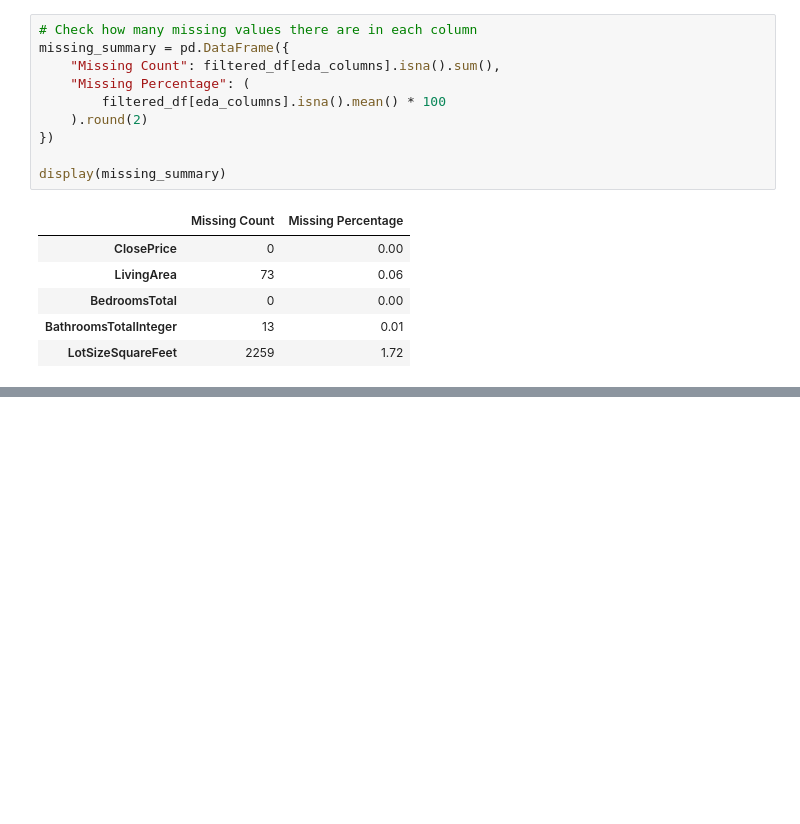
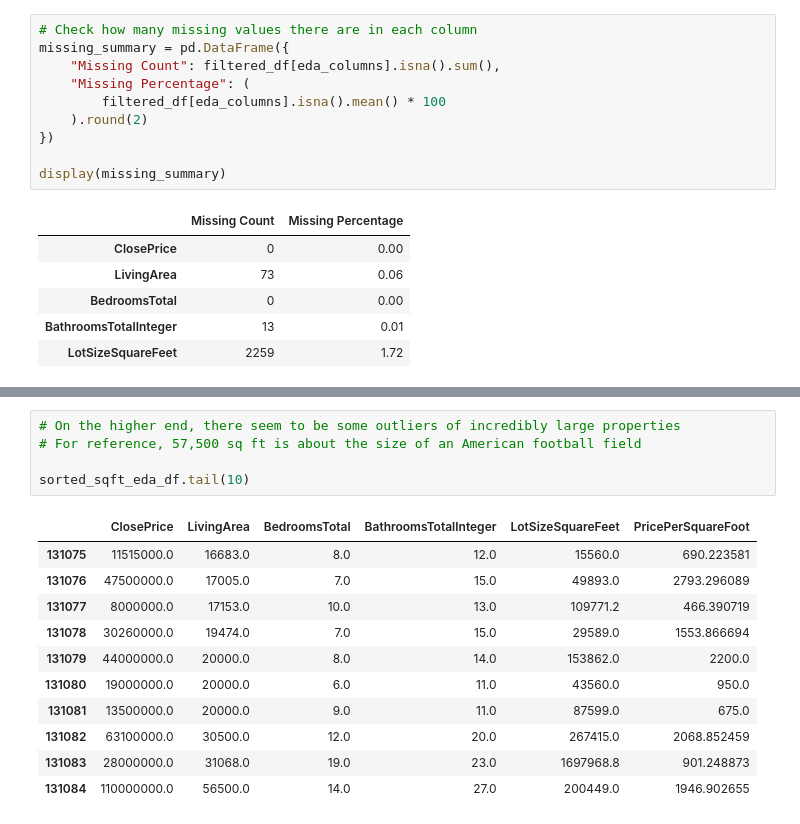
Before and after one commit to watafij1/IDX-Exchange-Data-Science, a Jupyter notebook: notebooks/01_exploration.ipynb, the cells around one changed output, grey strips where cells are left out. Cells and saved outputs as stored; diff of their text form; blank space fills up the shorter version.

```diff
--- a/notebooks/01_exploration.ipynb
+++ b/notebooks/01_exploration.ipynb
@@ -296 +309,18 @@ sorted_sqft_eda_df = (
+# %%
+# On the higher end, there seem to be some outliers of incredibly large properties
+# For reference, 57,500 sq ft is about the size of an American football field
+
+sorted_sqft_eda_df.tail(10)
+# %% [output]
+|  | ClosePrice | LivingArea | BedroomsTotal | BathroomsTotalInteger | LotSizeSquareFeet | PricePerSquareFoot |
+| 131075 | 11515000.0 | 16683.0 | 8.0 | 12.0 | 15560.0 | 690.223581 |
+| 131076 | 47500000.0 | 17005.0 | 7.0 | 15.0 | 49893.0 | 2793.296089 |
+| 131077 | 8000000.0 | 17153.0 | 10.0 | 13.0 | 109771.2 | 466.390719 |
+| 131078 | 30260000.0 | 19474.0 | 7.0 | 15.0 | 29589.0 | 1553.866694 |
+| 131079 | 44000000.0 | 20000.0 | 8.0 | 14.0 | 153862.0 | 2200.0 |
+| 131080 | 19000000.0 | 20000.0 | 6.0 | 11.0 | 43560.0 | 950.0 |
+| 131081 | 13500000.0 | 20000.0 | 9.0 | 11.0 | 87599.0 | 675.0 |
+| 131082 | 63100000.0 | 30500.0 | 12.0 | 20.0 | 267415.0 | 2068.852459 |
+| 131083 | 28000000.0 | 31068.0 | 19.0 | 23.0 | 1697968.8 | 901.248873 |
+| 131084 | 110000000.0 | 56500.0 | 14.0 | 27.0 | 200449.0 | 1946.902655 |
 # %%
```
Also changed, not shown: parts of 8 cells of this notebook.
